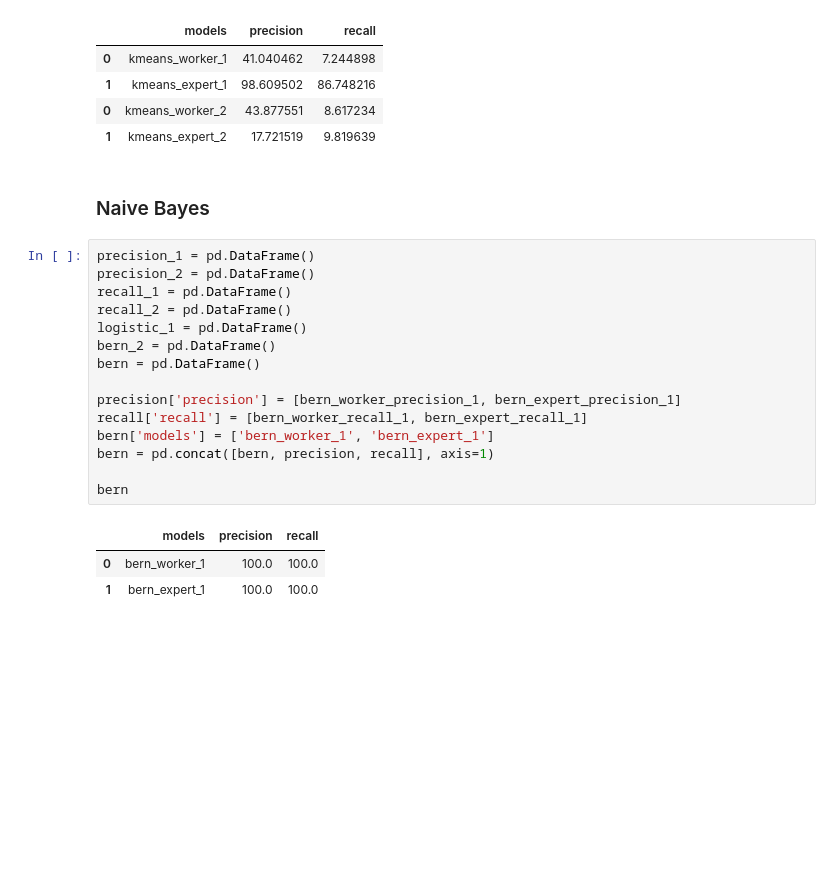
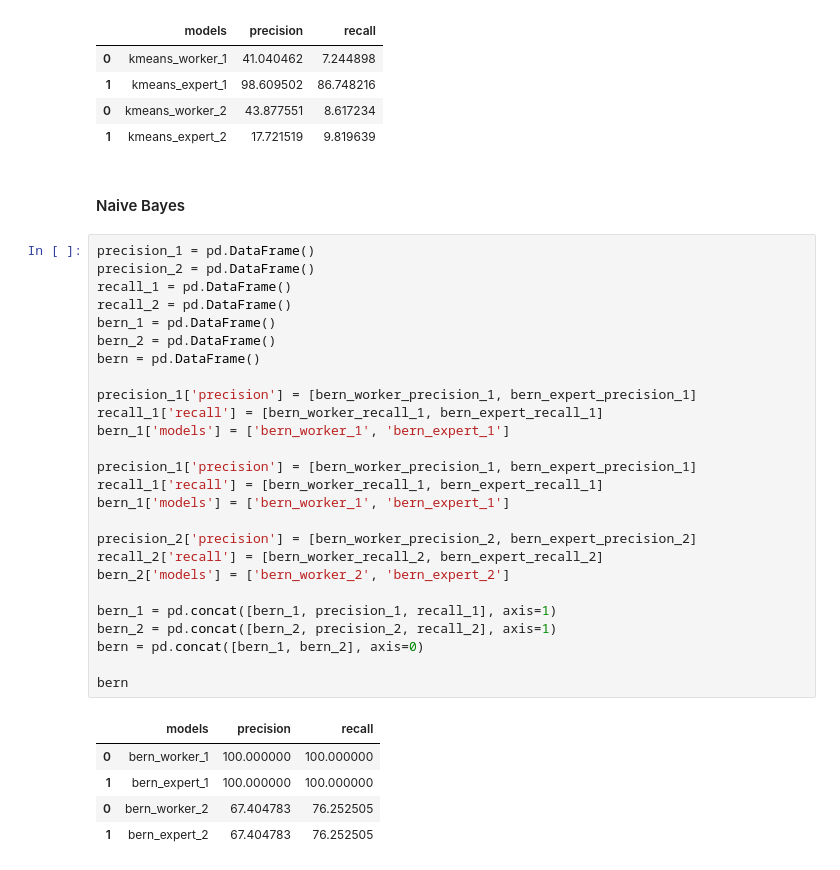
Before and after one commit to Paul-mwaura/CrowdsourcingML, a Jupyter notebook: CrowdsourcingML_Python_Notebook.ipynb, the cells around one changed output. Cells and saved outputs as stored; diff of their text form; blank space fills up the shorter version.

```diff
--- a/CrowdsourcingML_Python_Notebook.ipynb
+++ b/CrowdsourcingML_Python_Notebook.ipynb
@@ -1353,23 +1360,36 @@ kmeans
 | 0 | kmeans_worker_2 | 43.877551 | 8.617234 |
 | 1 | kmeans_expert_2 | 17.721519 | 9.819639 |
 # %% [markdown]
-### Naive Bayes
+#### Naive Bayes
 # %%
 precision_1 = pd.DataFrame()
 precision_2 = pd.DataFrame()
 recall_1 = pd.DataFrame()
 recall_2 = pd.DataFrame()
-logistic_1 = pd.DataFrame()
+bern_1 = pd.DataFrame()
 bern_2 = pd.DataFrame()
 bern = pd.DataFrame()
 
-precision['precision'] = [bern_worker_precision_1, bern_expert_precision_1]
-recall['recall'] = [bern_worker_recall_1, bern_expert_recall_1]
-bern['models'] = ['bern_worker_1', 'bern_expert_1']
-bern = pd.concat([bern, precision, recall], axis=1)
+precision_1['precision'] = [bern_worker_precision_1, bern_expert_precision_1]
+recall_1['recall'] = [bern_worker_recall_1, bern_expert_recall_1]
+bern_1['models'] = ['bern_worker_1', 'bern_expert_1']
+
+precision_1['precision'] = [bern_worker_precision_1, bern_expert_precision_1]
+recall_1['recall'] = [bern_worker_recall_1, bern_expert_recall_1]
+bern_1['models'] = ['bern_worker_1', 'bern_expert_1']
+
+precision_2['precision'] = [bern_worker_precision_2, bern_expert_precision_2]
+recall_2['recall'] = [bern_worker_recall_2, bern_expert_recall_2]
+bern_2['models'] = ['bern_worker_2', 'bern_expert_2']
+
+bern_1 = pd.concat([bern_1, precision_1, recall_1], axis=1)
+bern_2 = pd.concat([bern_2, precision_2, recall_2], axis=1)
+bern = pd.concat([bern_1, bern_2], axis=0)
 
 bern
 # %% [output]
 |  | models | precision | recall |
-| 0 | bern_worker_1 | 100.0 | 100.0 |
-| 1 | bern_expert_1 | 100.0 | 100.0 |
+| 0 | bern_worker_1 | 100.000000 | 100.000000 |
+| 1 | bern_expert_1 | 100.000000 | 100.000000 |
+| 0 | bern_worker_2 | 67.404783 | 76.252505 |
+| 1 | bern_expert_2 | 67.404783 | 76.252505 |
```
Also changed, not shown: parts of 22 cells of this notebook.
